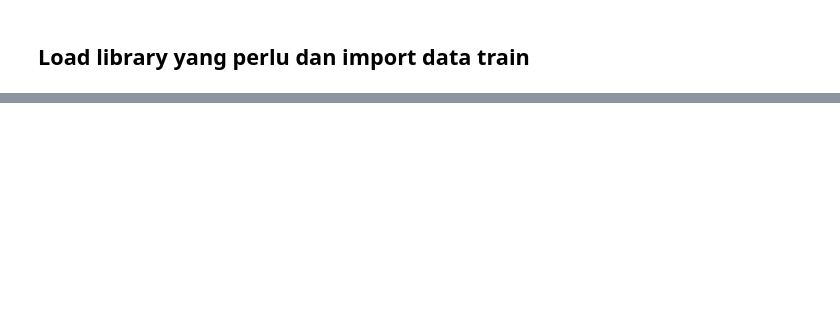
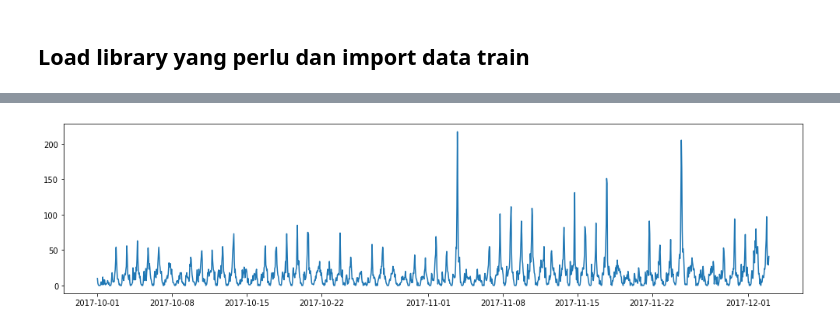
Before and after one commit to utomoreza/Scotty_TimeSeries, a Jupyter notebook: Untitled.ipynb, the cells around one changed output, grey strips where cells are left out. Cells and saved outputs as stored; diff of their text form; code cells hidden in the pictures; blank space fills up the shorter version.

```diff
--- a/Untitled.ipynb
+++ b/Untitled.ipynb
@@ -178,0 +69,9 @@ head(scotty_ts)
+# %%
+sxk9s = sxk9s.drop(columns=['src_sub_area'])
+fig, ax = plt.subplots(figsize=(17,4))
+
+plt.plot(sxk9s.set_index('datetime'))
+
+plt.show()
+# %% [output]
+[figure, added]
```
Also changed, not shown: parts of 16 cells of this notebook, 2 other files.
